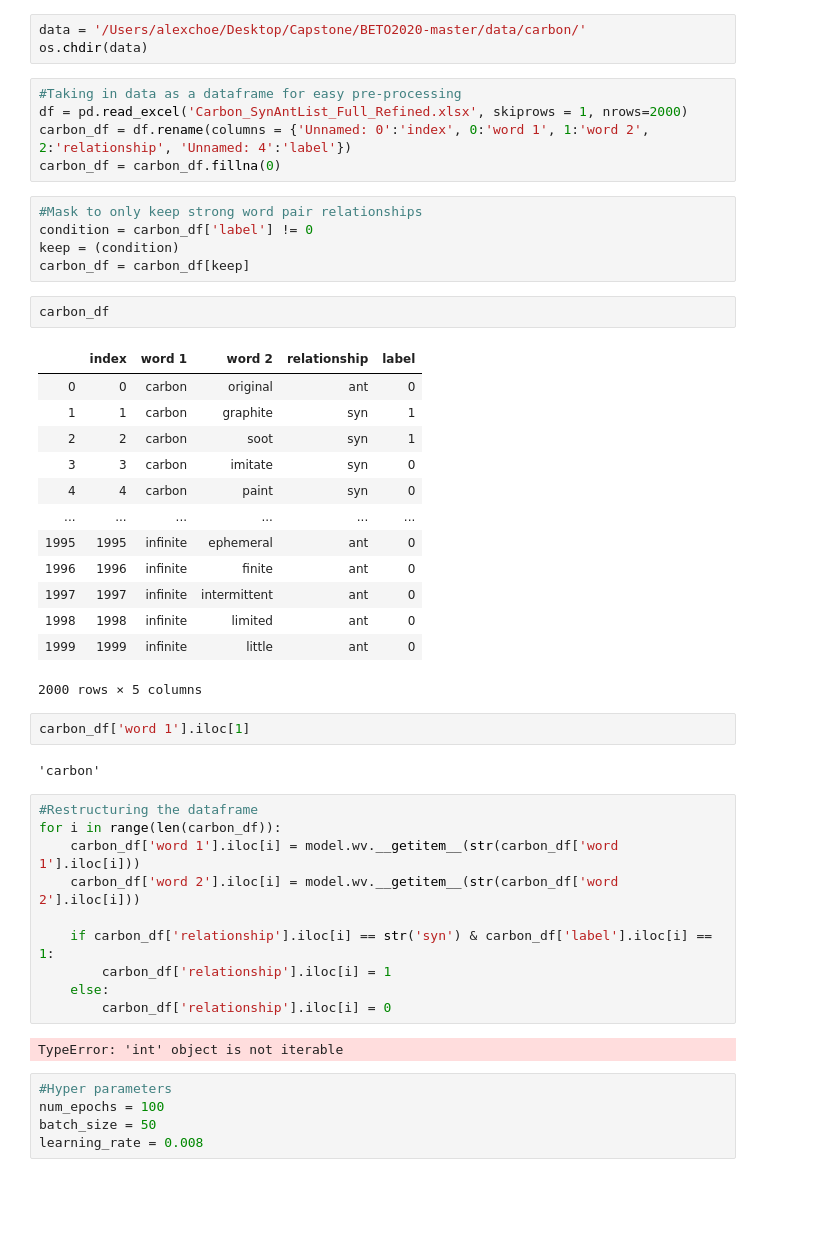
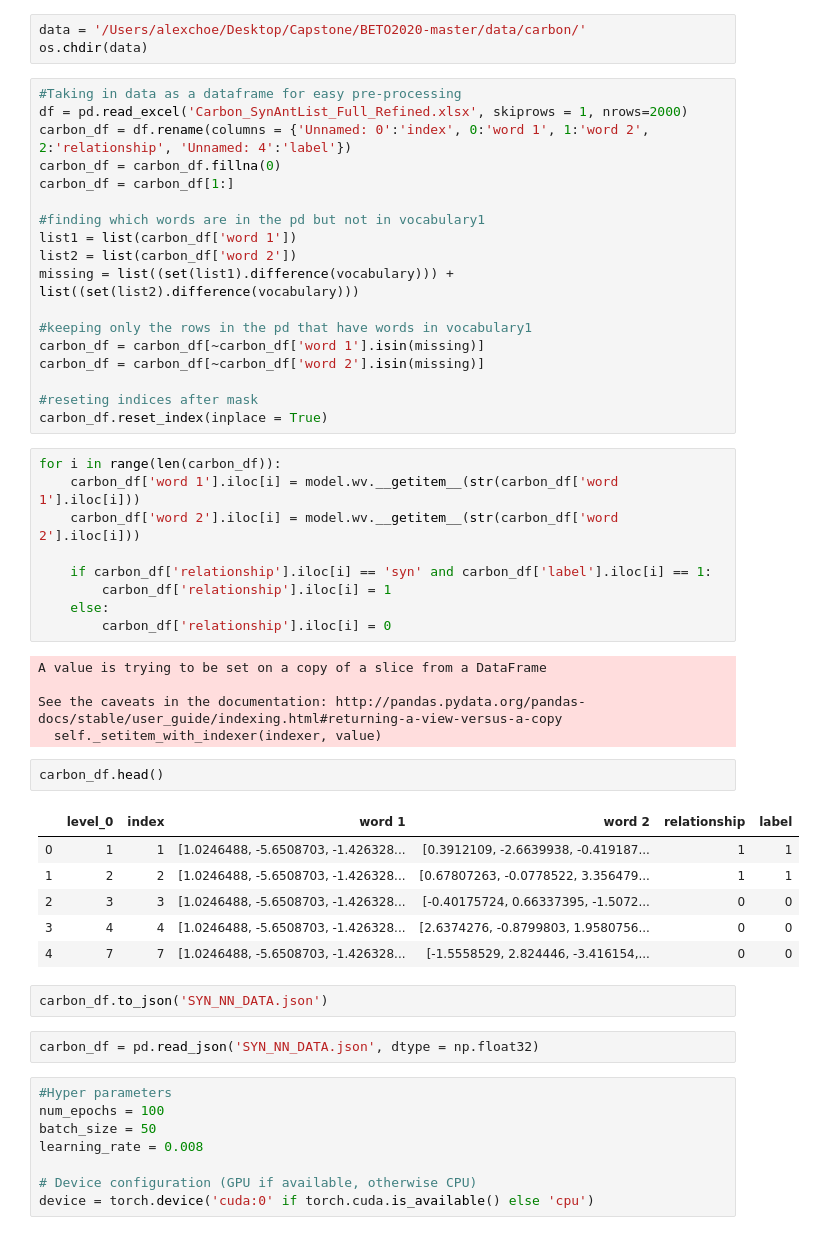
Before and after one commit to choe-alex/BETO2020, a Jupyter notebook: ipynb/Syn_Classifier.ipynb, the cells around one changed output. Drawn from its saved outputs; the diff is of its cells as text; blank space fills up the shorter version.

```diff
--- a/ipynb/Syn_Classifier.ipynb
+++ b/ipynb/Syn_Classifier.ipynb
@@ -43,45 +43,51 @@ os.chdir(data)
 df = pd.read_excel('Carbon_SynAntList_Full_Refined.xlsx', skiprows = 1, nrows=2000)
 carbon_df = df.rename(columns = {'Unnamed: 0':'index', 0:'word 1', 1:'word 2', 2:'relationship', 'Unnamed: 4':'label'})
 carbon_df = carbon_df.fillna(0)
+carbon_df = carbon_df[1:]
+
+#finding which words are in the pd but not in vocabulary1
+list1 = list(carbon_df['word 1'])
+list2 = list(carbon_df['word 2'])
+missing = list((set(list1).difference(vocabulary))) + list((set(list2).difference(vocabulary)))
+
+#keeping only the rows in the pd that have words in vocabulary1
+carbon_df = carbon_df[~carbon_df['word 1'].isin(missing)]
+carbon_df = carbon_df[~carbon_df['word 2'].isin(missing)]
+
+#reseting indices after mask
+carbon_df.reset_index(inplace = True)
-# %%
-#Mask to only keep strong word pair relationships
-condition = carbon_df['label'] != 0
-keep = (condition)
-carbon_df = carbon_df[keep]
+# %%
+for i in range(len(carbon_df)):
+    carbon_df['word 1'].iloc[i] = model.wv.__getitem__(str(carbon_df['word 1'].iloc[i]))
+    carbon_df['word 2'].iloc[i] = model.wv.__getitem__(str(carbon_df['word 2'].iloc[i]))
+
+    if carbon_df['relationship'].iloc[i] == 'syn' and carbon_df['label'].iloc[i] == 1:
+        carbon_df['relationship'].iloc[i] = 1
+    else:
+        carbon_df['relationship'].iloc[i] = 0
+# %% [output]
+A value is trying to be set on a copy of a slice from a DataFrame
+
+See the caveats in the documentation: http://pandas.pydata.org/pandas-docs/stable/user_guide/indexing.html#returning-a-view-versus-a-copy
+  self._setitem_with_indexer(indexer, value)
 # %%
-carbon_df
+carbon_df.head()
 # %% [output]
-|  | index | word 1 | word 2 | relationship | label |
-| 0 | 0 | carbon | original | ant | 0 |
-| 1 | 1 | carbon | graphite | syn | 1 |
-| 2 | 2 | carbon | soot | syn | 1 |
-| 3 | 3 | carbon | imitate | syn | 0 |
-| 4 | 4 | carbon | paint | syn | 0 |
-| ... | ... | ... | ... | ... | ... |
-| 1995 | 1995 | infinite | ephemeral | ant | 0 |
-| 1996 | 1996 | infinite | finite | ant | 0 |
-| 1997 | 1997 | infinite | intermittent | ant | 0 |
-| 1998 | 1998 | infinite | limited | ant | 0 |
-| 1999 | 1999 | infinite | little | ant | 0 |
+|  | level_0 | index | word 1 | word 2 | relationship | label |
+| 0 | 1 | 1 | [1.0246488, -5.6508703, -1.426328... | [0.3912109, -2.6639938, -0.419187... | 1 | 1 |
+| 1 | 2 | 2 | [1.0246488, -5.6508703, -1.426328... | [0.67807263, -0.0778522, 3.356479... | 1 | 1 |
+| 2 | 3 | 3 | [1.0246488, -5.6508703, -1.426328... | [-0.40175724, 0.66337395, -1.5072... | 0 | 0 |
+| 3 | 4 | 4 | [1.0246488, -5.6508703, -1.426328... | [2.6374276, -0.8799803, 1.9580756... | 0 | 0 |
+| 4 | 7 | 7 | [1.0246488, -5.6508703, -1.426328... | [-1.5558529, 2.824446, -3.416154,... | 0 | 0 |
-2000 rows × 5 columns
-# %%
-carbon_df['word 1'].iloc[1]
-# %% [output]
-'carbon'
-# %%
-#Restructuring the dataframe
-for i in range(len(carbon_df)):
-    carbon_df['word 1'].iloc[i] = model.wv.__getitem__(str(carbon_df['word 1'].iloc[i]))
-    carbon_df['word 2'].iloc[i] = model.wv.__getitem__(str(carbon_df['word 2'].iloc[i]))
-
-    if carbon_df['relationship'].iloc[i] == str('syn') & carbon_df['label'].iloc[i] == 1:
-        carbon_df['relationship'].iloc[i] = 1
-    else:
-        carbon_df['relationship'].iloc[i] = 0
-# %% [output]
-TypeError: 'int' object is not iterable
+# %%
+carbon_df.to_json('SYN_NN_DATA.json')
+# %%
+carbon_df = pd.read_json('SYN_NN_DATA.json', dtype = np.float32)
 # %%
 #Hyper parameters
 num_epochs = 100
 batch_size = 50
 learning_rate = 0.008
+
+# Device configuration (GPU if available, otherwise CPU)
+device = torch.device('cuda:0' if torch.cuda.is_available() else 'cpu')
```
Also changed, not shown: parts of 11 cells of this notebook.
